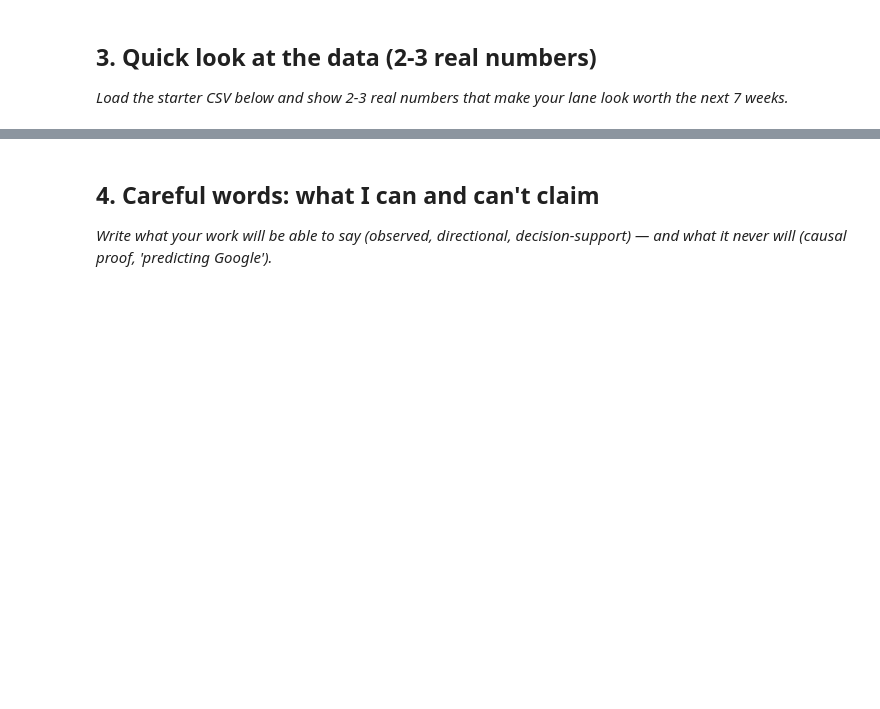
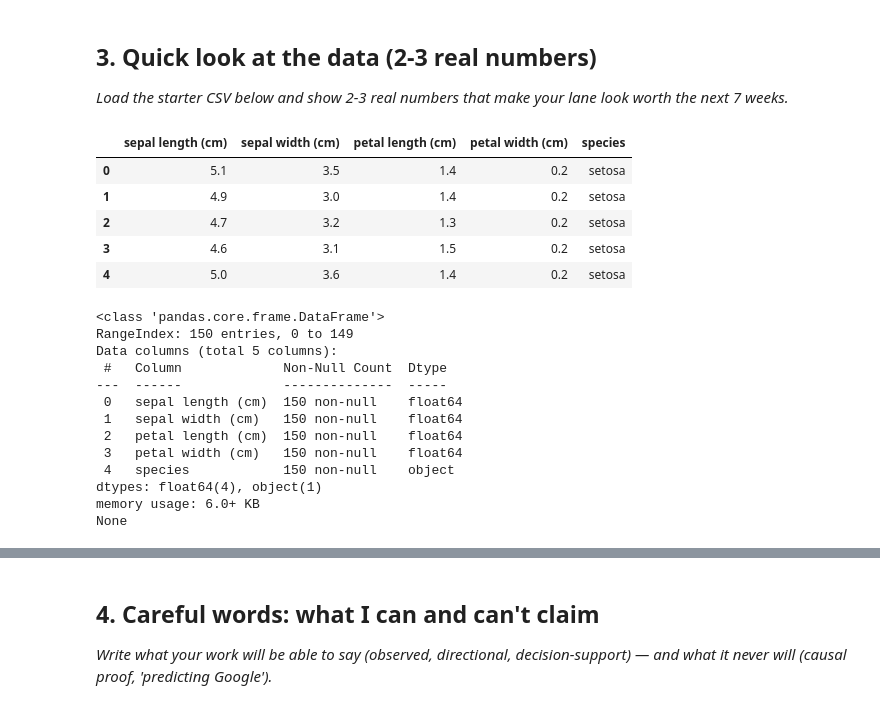
Before and after one commit to AliRazaNiazi804/flyrank-ml-internship, a Jupyter notebook: work/notebooks/w01_research_question.ipynb, the cells around one changed output, grey strips where cells are left out. Drawn from its saved outputs; the diff is of its cells as text; code cells hidden in the pictures; blank space fills up the shorter version.

```diff
--- a/work/notebooks/w01_research_question.ipynb
+++ b/work/notebooks/w01_research_question.ipynb
@@ -29,0 +101,34 @@ This skeleton is yours to fill. Work the sections **in order** — each one has
+# %%
+import pandas as pd
+from sklearn.datasets import load_iris
+
+# Load the Iris dataset (a common public dataset) for demonstration
+iris = load_iris()
+df = pd.DataFrame(data=iris.data, columns=iris.feature_names)
+df['species'] = iris.target_names[iris.target]
+
+# Display the first 5 rows to get a quick overview
+display(df.head())
+
+# Display summary information including data types and non-null counts
+print(df.info())
+# %% [output]
+|  | sepal length (cm) | sepal width (cm) | petal length (cm) | petal width (cm) | species |
+| 0 | 5.1 | 3.5 | 1.4 | 0.2 | setosa |
+| 1 | 4.9 | 3.0 | 1.4 | 0.2 | setosa |
+| 2 | 4.7 | 3.2 | 1.3 | 0.2 | setosa |
+| 3 | 4.6 | 3.1 | 1.5 | 0.2 | setosa |
+| 4 | 5.0 | 3.6 | 1.4 | 0.2 | setosa |
+<class 'pandas.core.frame.DataFrame'>
+RangeIndex: 150 entries, 0 to 149
+Data columns (total 5 columns):
+ #   Column             Non-Null Count  Dtype
+---  ------             --------------  -----
+ 0   sepal length (cm)  150 non-null    float64
+ 1   sepal width (cm)   150 non-null    float64
+ 2   petal length (cm)  150 non-null    float64
+ 3   petal width (cm)   150 non-null    float64
+ 4   species            150 non-null    object
+dtypes: float64(4), object(1)
+memory usage: 6.0+ KB
+None
```
Also changed, not shown: parts of 11 cells of this notebook.
